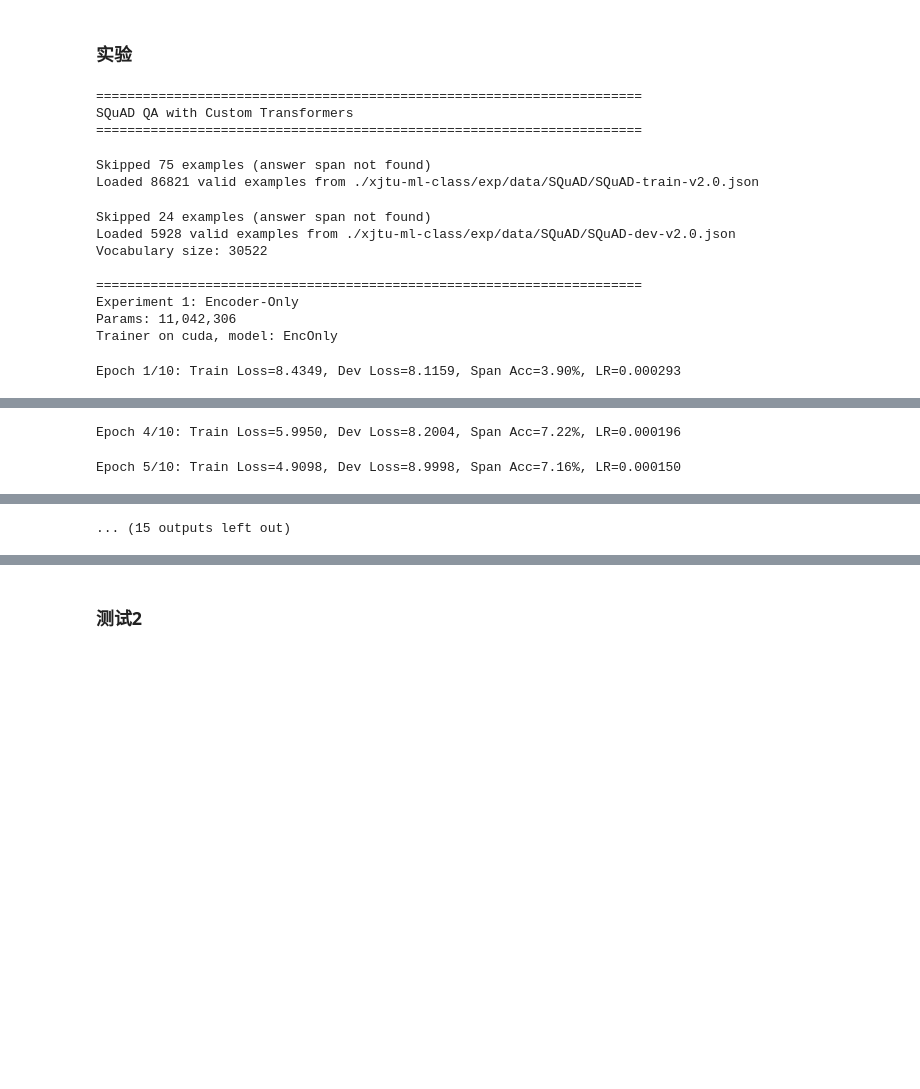
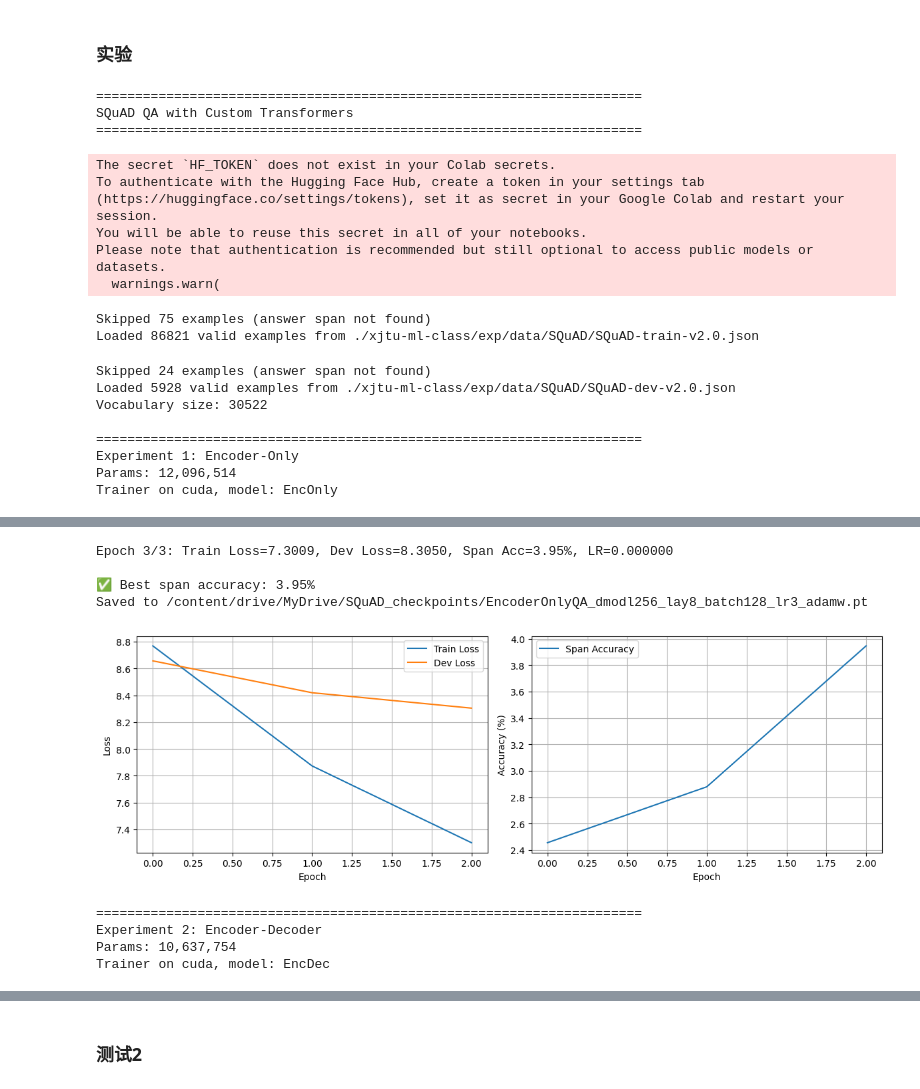
Before and after one commit to mysciz/xjtu-ml-class, a Jupyter notebook: exp/code/ml-exp3.ipynb, the cells around one changed output, grey strips where cells are left out. Drawn from its saved outputs; the diff is of its cells as text; code cells hidden in the pictures; blank space fills up the shorter version.

Commit message:
save model exp3

```diff
--- a/exp/code/ml-exp3.ipynb
+++ b/exp/code/ml-exp3.ipynb
@@ -563,7 +585,7 @@ if __name__ == "__main__":
     print("SQuAD QA with Custom Transformers")
     print("="*70)
 
-    BATCH_SIZE = 16
+    BATCH_SIZE = 64
     MAX_LEN = 384
     EPOCHS = 3   # 可改为 5 或 10
 
@@ -576,46 +598,29 @@ if __name__ == "__main__":
     # Encoder-Only
     print("\n" + "="*70)
     print("Experiment 1: Encoder-Only")
-    model1 = EncoderOnlyQA(vocab_size, d_model=128, nhead=8, num_layers=4,
+    model1 = EncoderOnlyQA(vocab_size, d_model=256, nhead=8, num_layers=8,
                            dim_feedforward=512, max_len=MAX_LEN, dropout=0.1)
     print(f"Params: {sum(p.numel() for p in model1.parameters() if p.requires_grad):,}")
     trainer1 = QATrainer(model1, device)
     trainer1.train(train_loader, dev_loader, epochs=EPOCHS, lr=3e-4, opt_name='adamw')
-    trainer1.save_model(os.path.join(CHECKPOINT_DIR, "EncoderOnlyQA.pt"))
+    trainer1.save_model(os.path.join(CHECKPOINT_DIR, "EncoderOnlyQA_dmodl256_lay8_batch128_lr3_adamw.pt"))
     trainer1.plot_history()
-
-    # Encoder-Decoder
-    print("\n" + "="*70)
-    print("Experiment 2: Encoder-Decoder")
-    model2 = EncoderDecoderQA(vocab_size, d_model=128, nhead=8,
-                              num_encoder_layers=3, num_decoder_layers=3,
-                              dim_feedforward=512, max_len=MAX_LEN, dropout=0.1,
-                              max_answer_len=50,
-                              cls_token_id=tokenizer.cls_token_id,
-                              sep_token_id=tokenizer.sep_token_id)
-    print(f"Params: {sum(p.numel() for p in model2.parameters() if p.requires_grad):,}")
-    trainer2 = QATrainer(model2, device)
-    trainer2.train(train_loader, dev_loader, epochs=EPOCHS, lr=3e-4, opt_name='adamw')
-    trainer2.save_model(os.path.join(CHECKPOINT_DIR, "EncoderDecoderQA.pt"))
-    trainer2.plot_history()
-
-    print("\n" + "="*70)
-    print("Final Results")
-    print(f"Encoder-Only    Best Span Acc: {trainer1.best_span_acc:.2f}%")
-    print(f"Encoder-Decoder Best Span Acc: {trainer2.best_span_acc:.2f}%")
-    print("="*70)
 # %% [output]
 ======================================================================
 SQuAD QA with Custom Transformers
 ======================================================================
-Skipped 75 examples (answer span not found)
-Loaded 86821 valid examples from ./xjtu-ml-class/exp/data/SQuAD/SQuAD-train-v2.0.json
+The secret `HF_TOKEN` does not exist in your Colab secrets.
+To authenticate with the Hugging Face Hub, create a token in your settings tab (https://huggingface.co/settings/tokens), set it as secret in your Google Colab and restart your session.
+You will be able to reuse this secret in all of your notebooks.
+Please note that authentication is recommended but still optional to access public models or datasets.
+  warnings.warn(
-Skipped 24 examples (answer span not found)
-Loaded 5928 valid examples from ./xjtu-ml-class/exp/data/SQuAD/SQuAD-dev-v2.0.json
-Vocabulary size: 30522
-
-======================================================================
-Experiment 1: Encoder-Only
-Params: 11,042,306
-Trainer on cuda, model: EncOnly
+Skipped 75 examples (answer span not found)
+Loaded 86821 valid examples from ./xjtu-ml-class/exp/data/SQuAD/SQuAD-train-v2.0.json
-Epoch 1/10: Train Loss=8.4349, Dev Loss=8.1159, Span Acc=3.90%, LR=0.000293
+Skipped 24 examples (answer span not found)
+Loaded 5928 valid examples from ./xjtu-ml-class/exp/data/SQuAD/SQuAD-dev-v2.0.json
+Vocabulary size: 30522
+
+======================================================================
+Experiment 1: Encoder-Only
+Params: 12,096,514
+Trainer on cuda, model: EncOnly
@@ -624,2 +629,9 @@ Epoch 3/10: Train Loss=6.7644, Dev Loss=7.9146, Span Acc=5.62%, LR=0.000238
-Epoch 4/10: Train Loss=5.9950, Dev Loss=8.2004, Span Acc=7.22%, LR=0.000196
+Epoch 3/3: Train Loss=7.3009, Dev Loss=8.3050, Span Acc=3.95%, LR=0.000000
+
+✅ Best span accuracy: 3.95%
+Saved to /content/drive/MyDrive/SQuAD_checkpoints/EncoderOnlyQA_dmodl256_lay8_batch128_lr3_adamw.pt
+[figure, added]
-Epoch 5/10: Train Loss=4.9098, Dev Loss=8.9998, Span Acc=7.16%, LR=0.000150
+======================================================================
+Experiment 2: Encoder-Decoder
+Params: 10,637,754
+Trainer on cuda, model: EncDec
@@ -630 +638,0 @@ Epoch 9/10: Train Loss=2.1597, Dev Loss=13.3423, Span Acc=7.01%, LR=0.000007
-... (15 outputs left out)
```
Also changed, not shown: parts of 6 cells of this notebook.
